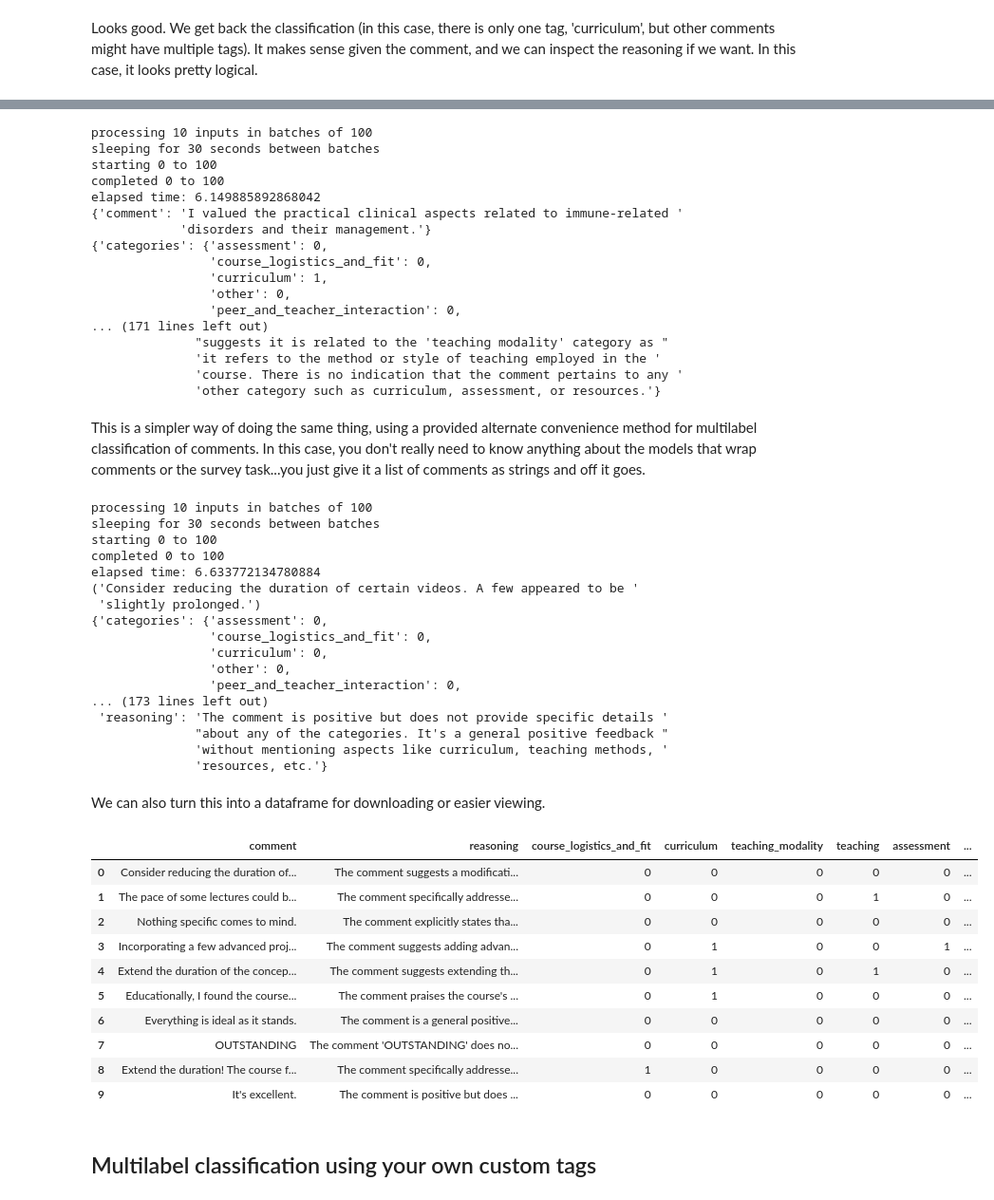
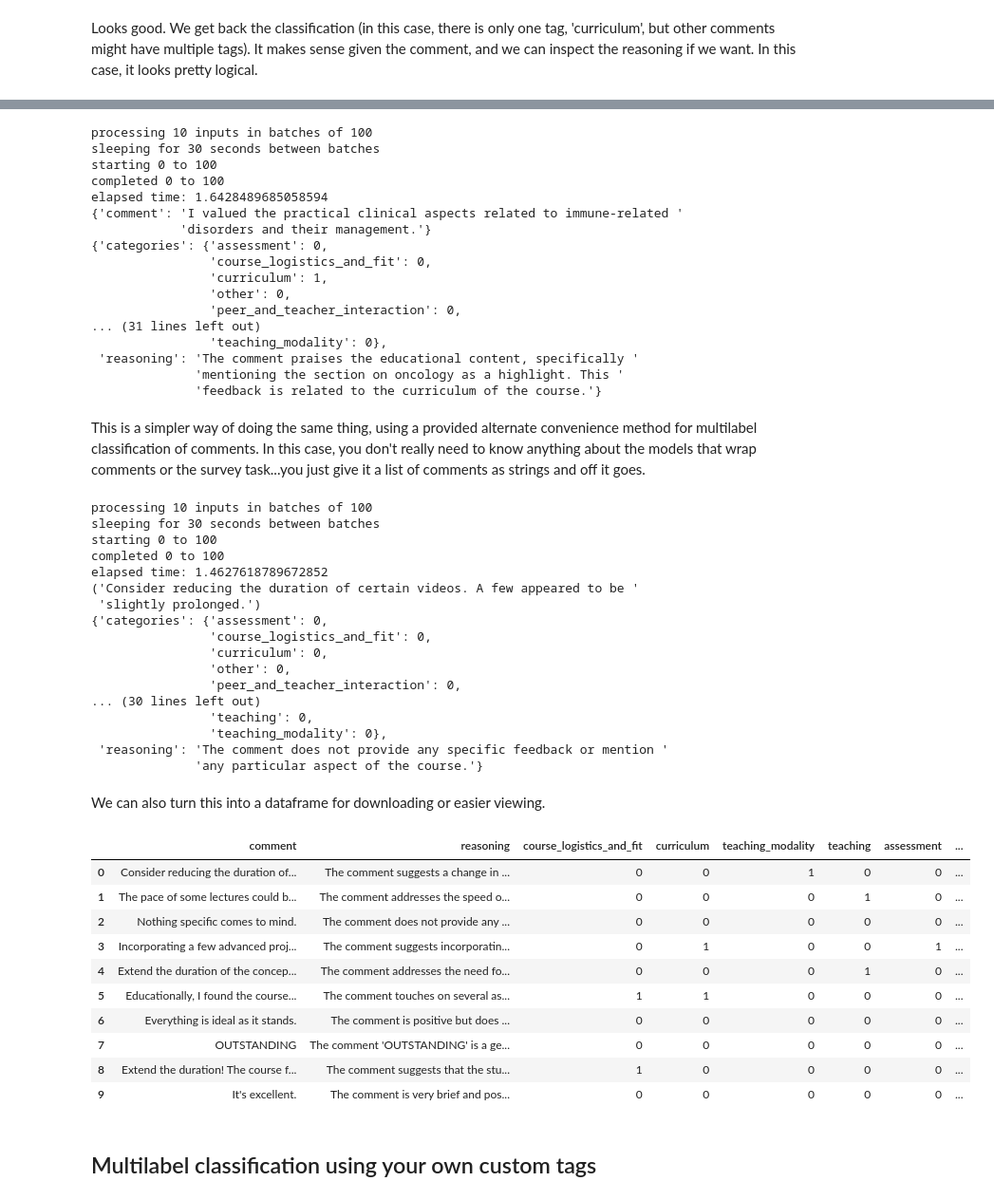
Before and after one commit to docmparker/ai-survey-analyst, a Jupyter notebook: notebooks/multilabel_classification_example.ipynb, the cells around one changed output, grey strips where cells are left out. Shown at 95% size. Cells and saved outputs as stored; diff of their text form; code cells hidden in the pictures.

Commit message:
Update multi-label classification notebook to make the output briefer and to re-run with newer model

```diff
--- a/notebooks/multilabel_classification_example.ipynb
+++ b/notebooks/multilabel_classification_example.ipynb
@@ -141,7 +140,7 @@ mlc_task = partial(apply_task,
                    result_class=survey_task.result_class)
 classifications = await process_tasks(comments_to_test, mlc_task)
 
-for comment, classification in zip(comments_to_test, classifications):
+for comment, classification in list(zip(comments_to_test, classifications))[:3]:
     pprint(comment.model_dump())
     pprint(json.loads(classification.model_dump_json()))
     print('\n')
@@ -150,7 +149,7 @@ processing 10 inputs in batches of 100
 sleeping for 30 seconds between batches
 starting 0 to 100
 completed 0 to 100
-elapsed time: 6.149885892868042
+elapsed time: 1.6428489685058594
 {'comment': 'I valued the practical clinical aspects related to immune-related '
             'disorders and their management.'}
 {'categories': {'assessment': 0,
@@ -158,11 +157,11 @@ elapsed time: 6.149885892868042
                 'curriculum': 1,
                 'other': 0,
                 'peer_and_teacher_interaction': 0,
-... (171 lines left out)
-              "suggests it is related to the 'teaching modality' category as "
-              'it refers to the method or style of teaching employed in the '
-              'course. There is no indication that the comment pertains to any '
-              'other category such as curriculum, assessment, or resources.'}
+... (31 lines left out)
+                'teaching_modality': 0},
+ 'reasoning': 'The comment praises the educational content, specifically '
+              'mentioning the section on oncology as a highlight. This '
+              'feedback is related to the curriculum of the course.'}
 # %% [markdown]
 This is a simpler way of doing the same thing, using a provided alternate convenience method for multilabel classification of comments. In this case, you don't really need to know anything about the models that wrap comments or the survey task...you just give it a list of comments as strings and off it goes.
 # %%
@@ -170,7 +169,7 @@ comments = example_survey['improve_course'].tolist()[:10]
 # this uses the default tags list by default but you can supply your own (see the tags_8.yaml file for an example)
 results = await multilabel_classify(comments=comments)
 
-for comment, classification in zip(comments, results):
+for comment, classification in list(zip(comments, results))[:3]:
     pprint(comment)
     pprint(json.loads(classification.model_dump_json()))
     print('\n')
@@ -179,7 +178,7 @@ processing 10 inputs in batches of 100
 sleeping for 30 seconds between batches
 starting 0 to 100
 completed 0 to 100
-elapsed time: 6.633772134780884
+elapsed time: 1.4627618789672852
 ('Consider reducing the duration of certain videos. A few appeared to be '
  'slightly prolonged.')
 {'categories': {'assessment': 0,
@@ -187,33 +186,33 @@ elapsed time: 6.633772134780884
                 'curriculum': 0,
                 'other': 0,
                 'peer_and_teacher_interaction': 0,
-... (173 lines left out)
- 'reasoning': 'The comment is positive but does not provide specific details '
-              "about any of the categories. It's a general positive feedback "
-              'without mentioning aspects like curriculum, teaching methods, '
-              'resources, etc.'}
+... (30 lines left out)
+                'teaching': 0,
+                'teaching_modality': 0},
+ 'reasoning': 'The comment does not provide any specific feedback or mention '
+              'any particular aspect of the course.'}
 # %% [markdown]
 We can also turn this into a dataframe for downloading or easier viewing.
 # %%
 # make a dataframe with comments in one column and the pivoted tag categories as the other columns
 results_df = pd.DataFrame({'comment': comments})
-values_df = pd.json_normalize([classification.categories.model_dump() for classification in results]).applymap(lambda x: x.value)
+values_df = pd.json_normalize([classification.categories.model_dump() for classification in results]).map(lambda x: x.value)
 reasoning_df = pd.DataFrame({"reasoning": [classification.reasoning for classification in results]})
 results_df = pd.concat([results_df, reasoning_df, values_df], axis=1)
 
 full_show(results_df)
 # %% [output]
 |  | comment | reasoning | course_logistics_and_fit | curriculum | teaching_modality | teaching | assessment | ... |
-| 0 | Consider reducing the duration of... | The comment suggests a modificati... | 0 | 0 | 0 | 0 | 0 | ... |
-| 1 | The pace of some lectures could b... | The comment specifically addresse... | 0 | 0 | 0 | 1 | 0 | ... |
-| 2 | Nothing specific comes to mind. | The comment explicitly states tha... | 0 | 0 | 0 | 0 | 0 | ... |
-| 3 | Incorporating a few advanced proj... | The comment suggests adding advan... | 0 | 1 | 0 | 0 | 1 | ... |
-| 4 | Extend the duration of the concep... | The comment suggests extending th... | 0 | 1 | 0 | 1 | 0 | ... |
-| 5 | Educationally, I found the course... | The comment praises the course's ... | 0 | 1 | 0 | 0 | 0 | ... |
-| 6 | Everything is ideal as it stands. | The comment is a general positive... | 0 | 0 | 0 | 0 | 0 | ... |
-| 7 | OUTSTANDING | The comment 'OUTSTANDING' does no... | 0 | 0 | 0 | 0 | 0 | ... |
-| 8 | Extend the duration! The course f... | The comment specifically addresse... | 1 | 0 | 0 | 0 | 0 | ... |
-| 9 | It's excellent. | The comment is positive but does ... | 0 | 0 | 0 | 0 | 0 | ... |
+| 0 | Consider reducing the duration of... | The comment suggests a change in ... | 0 | 0 | 1 | 0 | 0 | ... |
+| 1 | The pace of some lectures could b... | The comment addresses the speed o... | 0 | 0 | 0 | 1 | 0 | ... |
+| 2 | Nothing specific comes to mind. | The comment does not provide any ... | 0 | 0 | 0 | 0 | 0 | ... |
+| 3 | Incorporating a few advanced proj... | The comment suggests incorporatin... | 0 | 1 | 0 | 0 | 1 | ... |
+| 4 | Extend the duration of the concep... | The comment addresses the need fo... | 0 | 0 | 0 | 1 | 0 | ... |
+| 5 | Educationally, I found the course... | The comment touches on several as... | 1 | 1 | 0 | 0 | 0 | ... |
+| 6 | Everything is ideal as it stands. | The comment is positive but does ... | 0 | 0 | 0 | 0 | 0 | ... |
+| 7 | OUTSTANDING | The comment 'OUTSTANDING' is a ge... | 0 | 0 | 0 | 0 | 0 | ... |
+| 8 | Extend the duration! The course f... | The comment suggests that the stu... | 1 | 0 | 0 | 0 | 0 | ... |
+| 9 | It's excellent. | The comment is very brief and pos... | 0 | 0 | 0 | 0 | 0 | ... |
 # %% [markdown]
 ## Multilabel classification using your own custom tags
 # %% [markdown]
```
Also changed, not shown: parts of 3 cells of this notebook.
